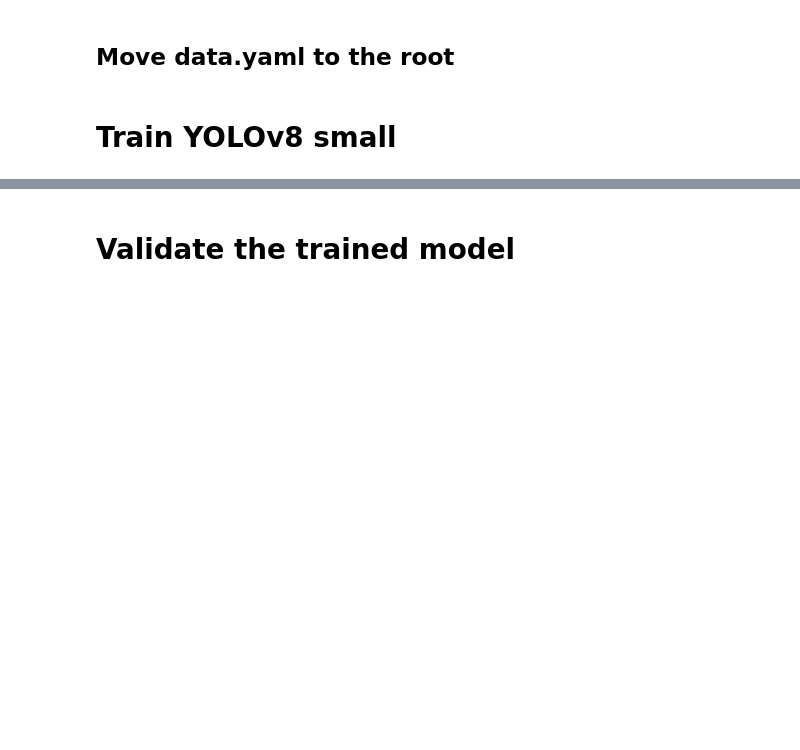
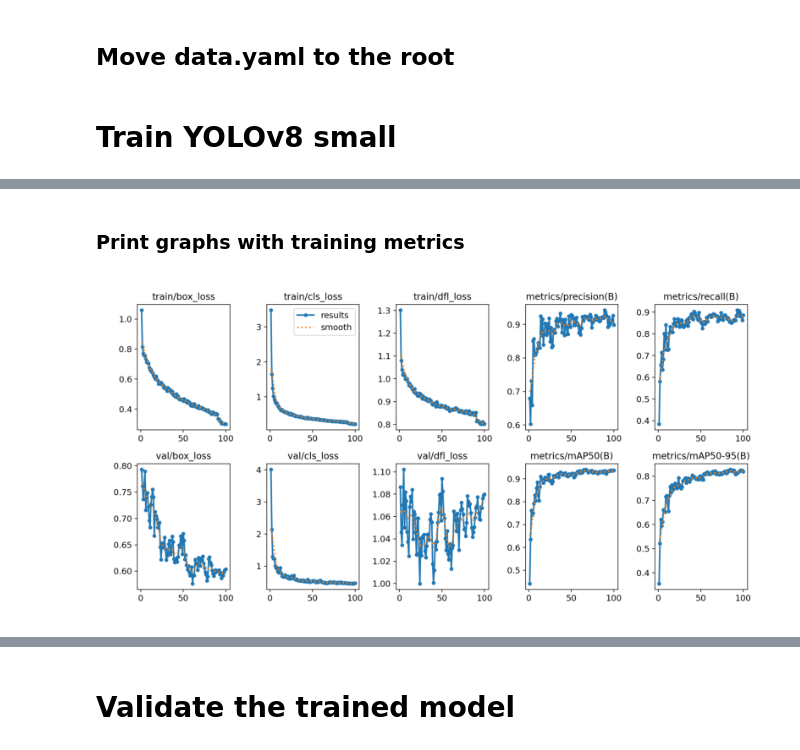
Before and after one commit to system205/PMLDL_Project, a Jupyter notebook: Train_and_test_YOLOv8.ipynb, the cells around one changed output, grey strips where cells are left out. Saved outputs shown, nothing was run; the diff lists cells and outputs as text; code cells hidden in the pictures; blank space fills up the shorter version.

```diff
--- a/Train_and_test_YOLOv8.ipynb
+++ b/Train_and_test_YOLOv8.ipynb
@@ -47,0 +73,6 @@ Results saved to runs/detect/train
+# %% [markdown]
+### Print graphs with training metrics
+# %%
+print_image('./runs/detect/train/results.png')
+# %% [output]
+[figure, added]
```
Also changed, not shown: parts of 17 cells of this notebook.
